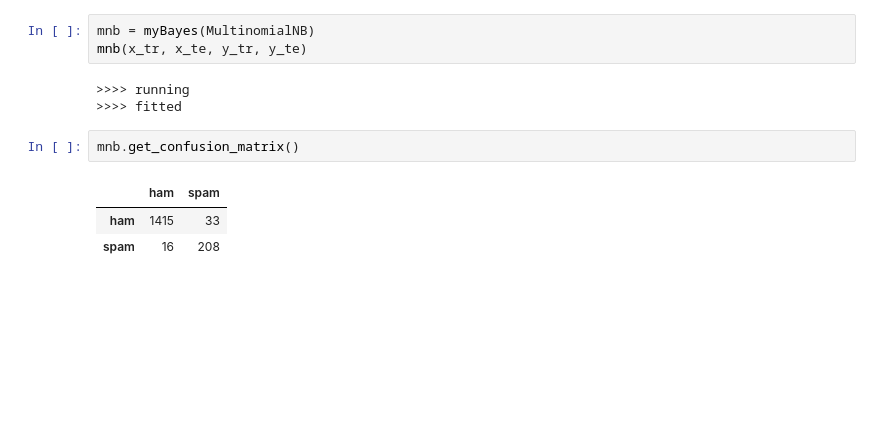
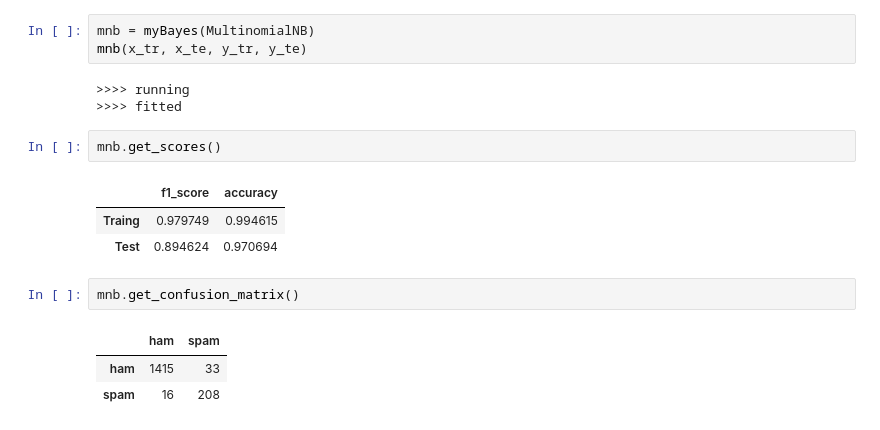
Before and after one commit to ECS171-Project/Final-project, a Jupyter notebook: NaiiveBayes.ipynb, the cells around one changed output. Drawn from its saved outputs; the diff is of its cells as text; blank space fills up the shorter version.

```diff
--- a/NaiiveBayes.ipynb
+++ b/NaiiveBayes.ipynb
@@ -171,6 +171,12 @@ mnb(x_tr, x_te, y_tr, y_te)
 # %% [output]
 >>>> running
 >>>> fitted
+# %%
+mnb.get_scores()
+# %% [output]
+|  | f1_score | accuracy |
+| Traing | 0.979749 | 0.994615 |
+| Test | 0.894624 | 0.970694 |
 # %%
 mnb.get_confusion_matrix()
 # %% [output]
```
Also changed, not shown: parts of 2 cells of this notebook, 1 other file.
